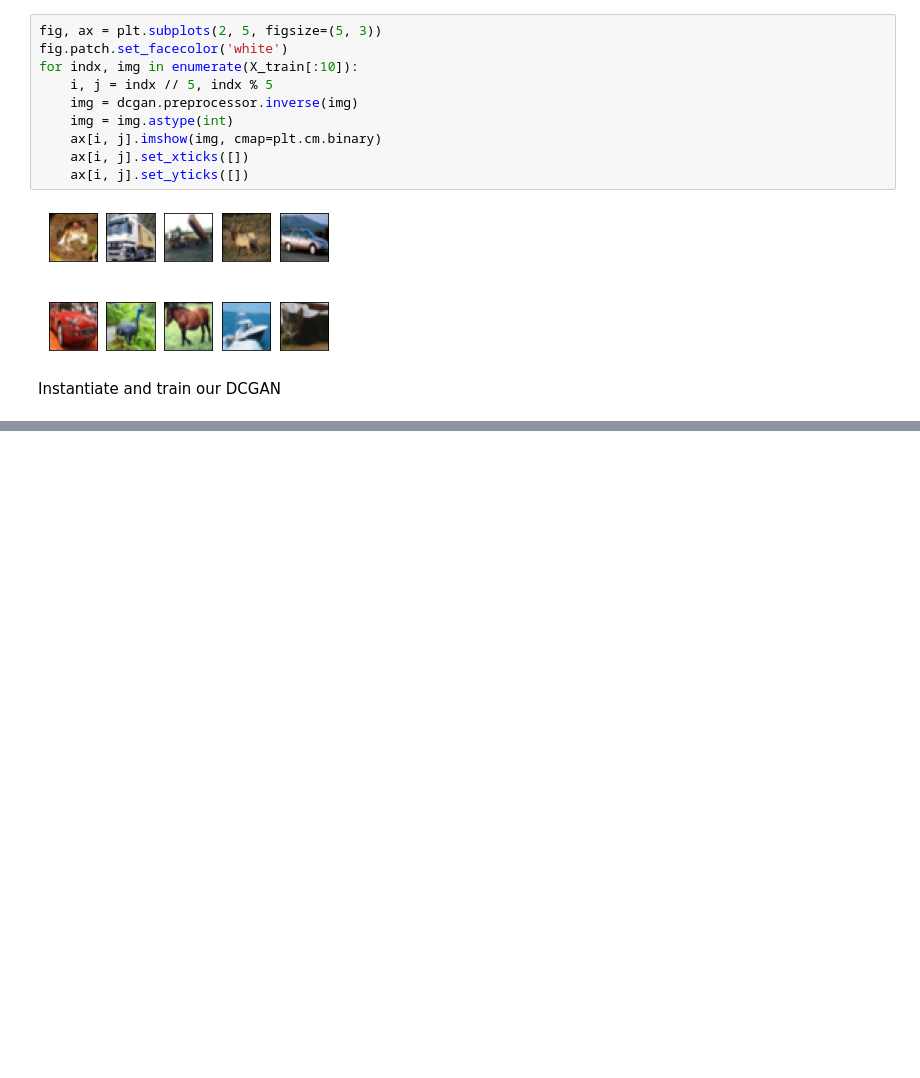
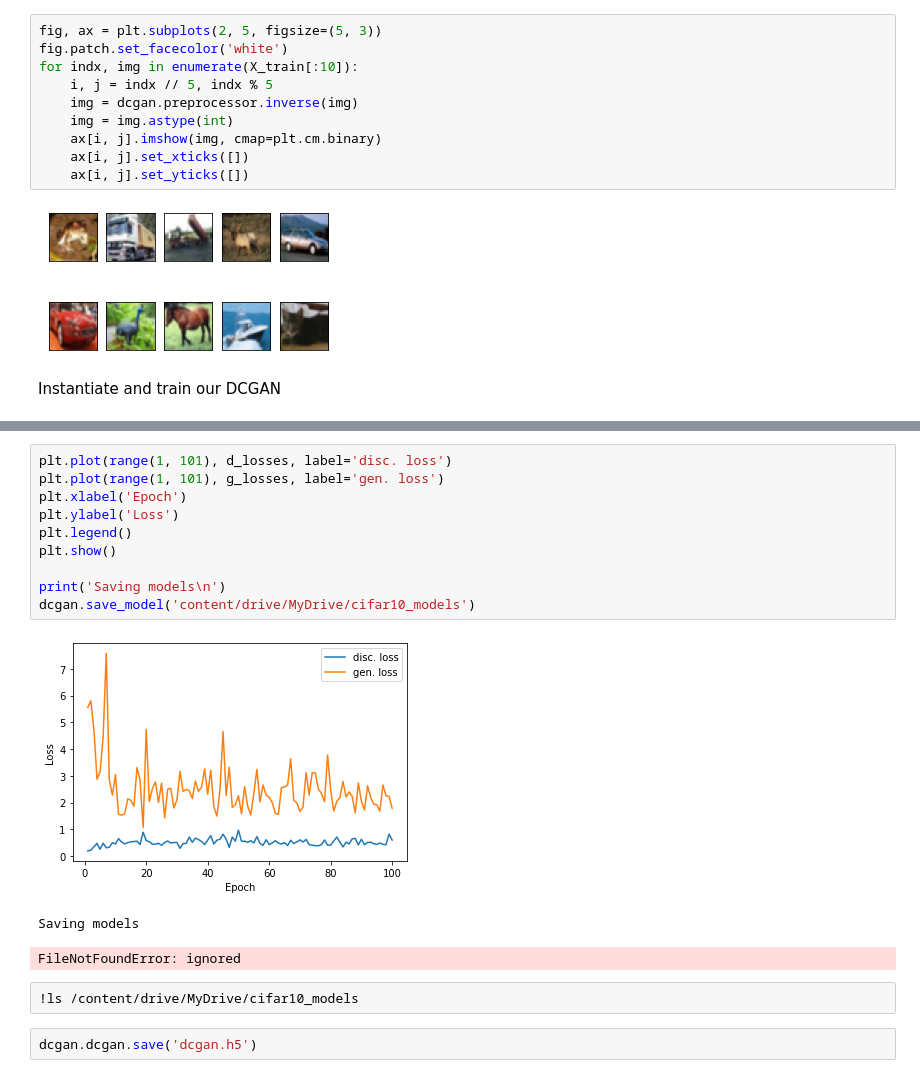
Before and after one commit to karencfisher/dcgan, a Jupyter notebook: cifar10_dcgan.ipynb, the cells around one changed output, grey strips where cells are left out. Saved outputs shown, nothing was run; the diff lists cells and outputs as text; blank space fills up the shorter version.

```diff
--- a/cifar10_dcgan.ipynb
+++ b/cifar10_dcgan.ipynb
@@ -102,0 +95,18 @@ Total training time: 3:15:58
+# %%
+plt.plot(range(1, 101), d_losses, label='disc. loss')
+plt.plot(range(1, 101), g_losses, label='gen. loss')
+plt.xlabel('Epoch')
+plt.ylabel('Loss')
+plt.legend()
+plt.show()
+
+print('Saving models\n')
+dcgan.save_model('content/drive/MyDrive/cifar10_models')
+# %% [output]
+[figure, added]
+Saving models
+FileNotFoundError: ignored
+# %%
+!ls /content/drive/MyDrive/cifar10_models
+# %%
+dcgan.dcgan.save('dcgan.h5')
```
Also changed, not shown: parts of 6 cells of this notebook.
